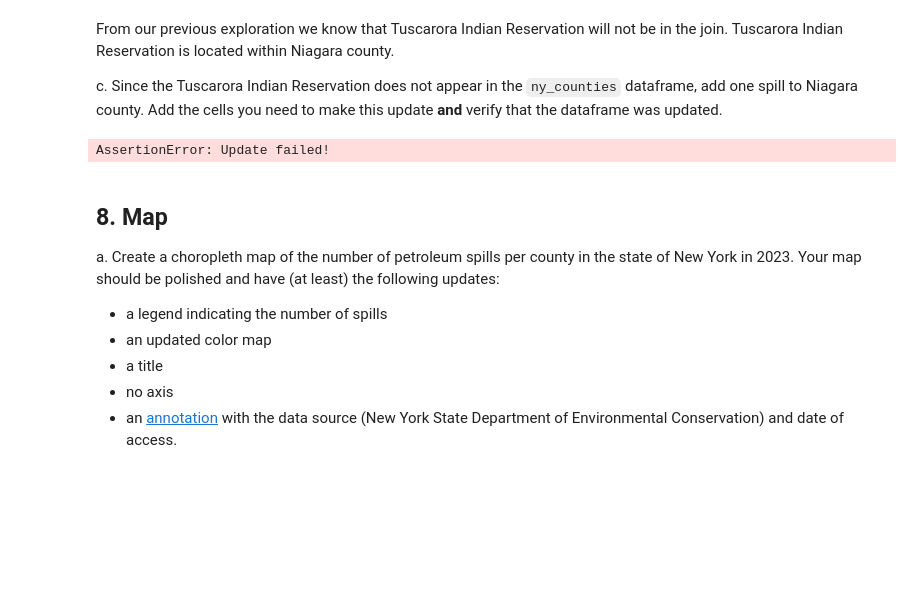
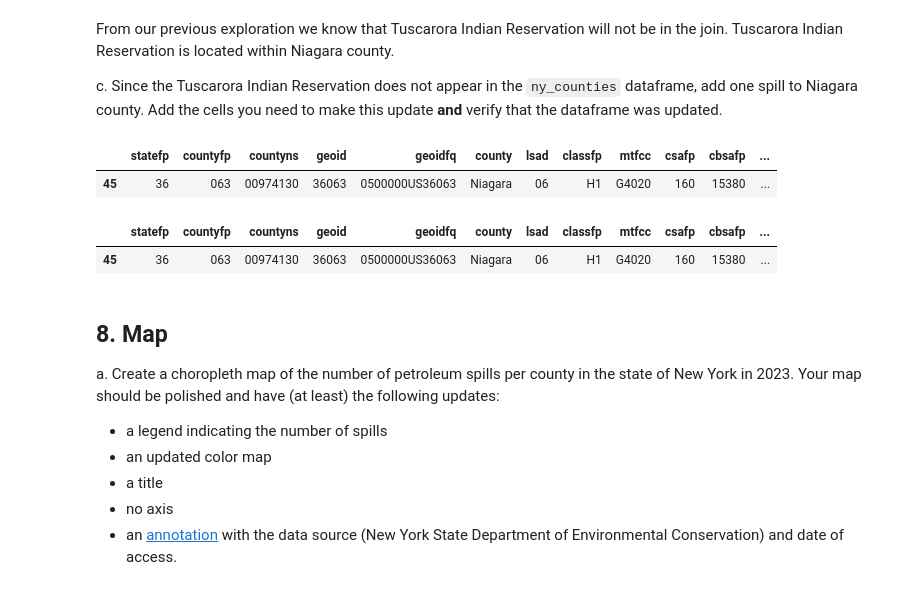
Before and after one commit to ryangreen6/eds220-hwk3, a Jupyter notebook: hwk3-task2-oil-spills.ipynb, the cells around one changed output. Cells and saved outputs as stored; diff of their text form; code cells hidden in the pictures; blank space fills up the shorter version.

```diff
--- a/hwk3-task2-oil-spills.ipynb
+++ b/hwk3-task2-oil-spills.ipynb
@@ -478,15 +478,19 @@ ny_counties = pd.merge(ny_counties, spills_per_county, on='county', how='inner')
 From our previous exploration we know that Tuscarora Indian Reservation will not be in the join. Tuscarora Indian Reservation is located within Niagara county.
 
 c. Since the Tuscarora Indian Reservation does not appear in the `ny_counties` dataframe, add one spill to Niagara county. Add the cells you need to make this update **and** verify that the dataframe was updated.
+# %%
+# c. Your code here
+ny_counties[ny_counties['county'] == 'Niagara']
+# %% [output]
+|  | statefp | countyfp | countyns | geoid | geoidfq | county | lsad | classfp | mtfcc | csafp | cbsafp | ... |
+| 45 | 36 | 063 | 00974130 | 36063 | 0500000US36063 | Niagara | 06 | H1 | G4020 | 160 | 15380 | ... |
 # %%
-# c. Your code here
 ny_counties.loc[ny_counties['county'] == 'Niagara', 'n_spills'] += 1
 
-assert ny_counties.loc[ny_counties['county'] == 'Niagara', 'n_spills'].values[0] == 1, "Update failed!"
-
-print("Update successful: 1 spill added to Niagara county.")
+ny_counties[ny_counties['county'] == 'Niagara']
 # %% [output]
-AssertionError: Update failed!
+|  | statefp | countyfp | countyns | geoid | geoidfq | county | lsad | classfp | mtfcc | csafp | cbsafp | ... |
+| 45 | 36 | 063 | 00974130 | 36063 | 0500000US36063 | Niagara | 06 | H1 | G4020 | 160 | 15380 | ... |
 # %% [markdown]
 <!-- BEGIN QUESTION -->
 
```
Also changed, not shown: parts of 10 cells of this notebook, 1 other file.
